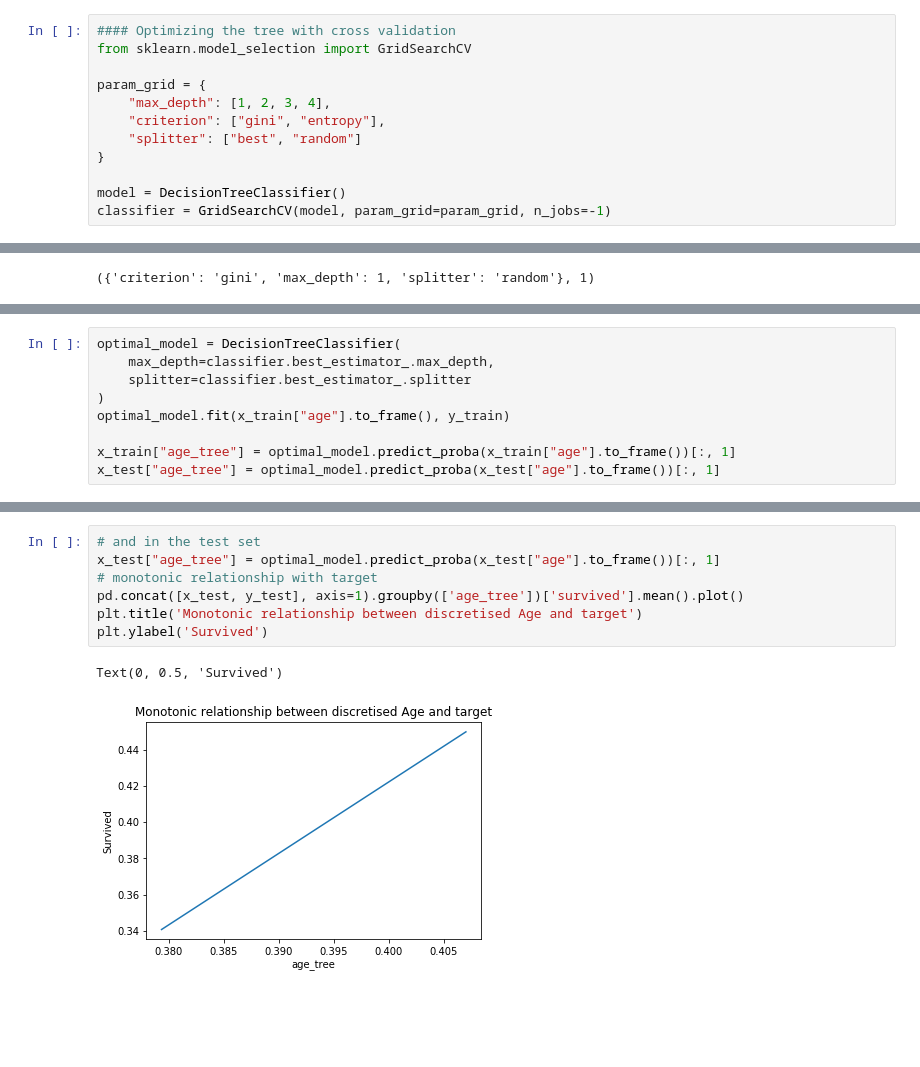
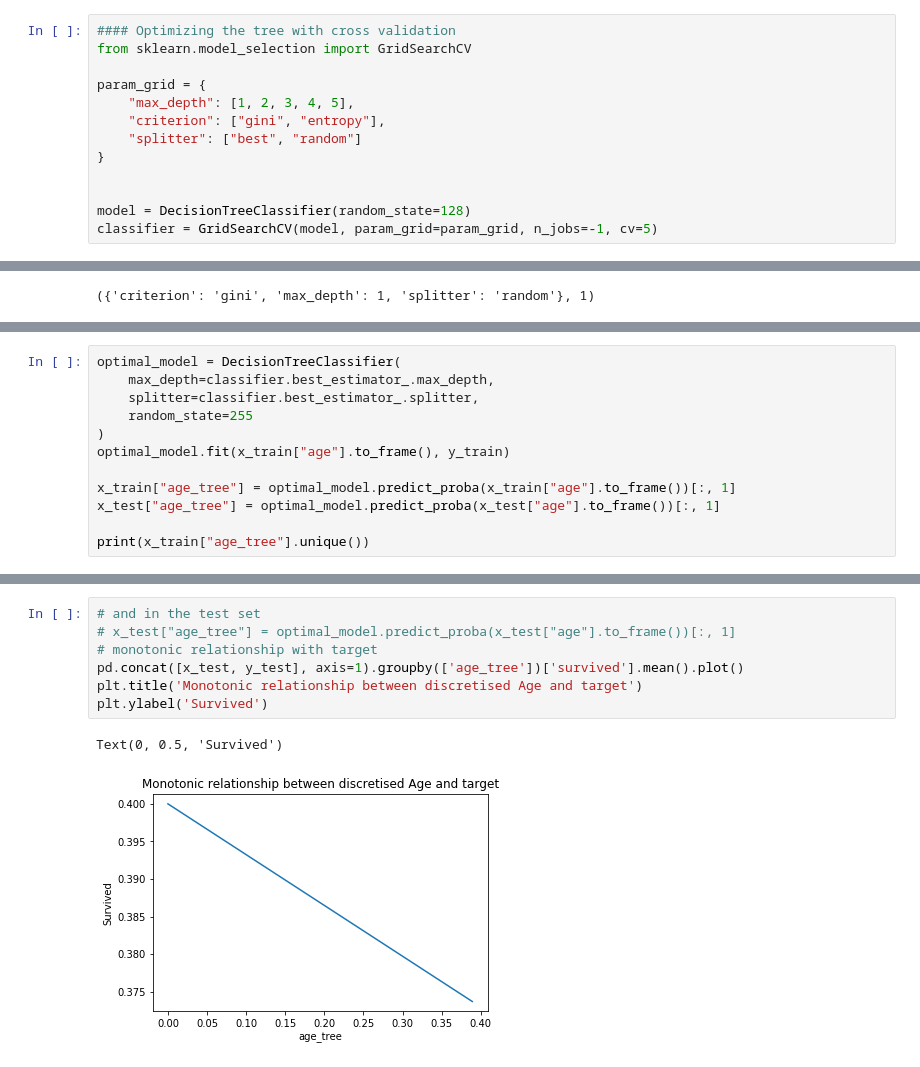
Before and after one commit to KarthikKothareddy/FeatureEngineering, a Jupyter notebook: discretization.ipynb, the cells around one changed output, grey strips where cells are left out. Cells and saved outputs as stored; diff of their text form; blank space fills up the shorter version.

```diff
--- a/discretization.ipynb
+++ b/discretization.ipynb
@@ -519,13 +519,14 @@ Text(0, 0.5, 'Survived')
 from sklearn.model_selection import GridSearchCV
 
 param_grid = {
-    "max_depth": [1, 2, 3, 4],
+    "max_depth": [1, 2, 3, 4, 5],
     "criterion": ["gini", "entropy"],
     "splitter": ["best", "random"]
 }
 
-model = DecisionTreeClassifier()
-classifier = GridSearchCV(model, param_grid=param_grid, n_jobs=-1)
+
+model = DecisionTreeClassifier(random_state=128)
+classifier = GridSearchCV(model, param_grid=param_grid, n_jobs=-1, cv=5)
 # %%
 classifier.fit(x_train["age"].to_frame(), y_train)
 # %% [output]
@@ -544,9 +547,12 @@ classifier.best_score_
 # %%
 optimal_model = DecisionTreeClassifier(
     max_depth=classifier.best_estimator_.max_depth,
-    splitter=classifier.best_estimator_.splitter
+    splitter=classifier.best_estimator_.splitter,
+    random_state=255
 )
 optimal_model.fit(x_train["age"].to_frame(), y_train)
 
 x_train["age_tree"] = optimal_model.predict_proba(x_train["age"].to_frame())[:, 1]
 x_test["age_tree"] = optimal_model.predict_proba(x_test["age"].to_frame())[:, 1]
+
+print(x_train["age_tree"].unique())
@@ -562,10 +570,10 @@ Text(0, 0.5, 'Survived')
 # %%
 # and in the test set
-x_test["age_tree"] = optimal_model.predict_proba(x_test["age"].to_frame())[:, 1]
+# x_test["age_tree"] = optimal_model.predict_proba(x_test["age"].to_frame())[:, 1]
 # monotonic relationship with target
 pd.concat([x_test, y_test], axis=1).groupby(['age_tree'])['survived'].mean().plot()
 plt.title('Monotonic relationship between discretised Age and target')
 plt.ylabel('Survived')
 # %% [output]
 Text(0, 0.5, 'Survived')
-[figure, old version]
+[figure, new version]
```
Also changed, not shown: parts of 4 cells of this notebook, 1 other file.
